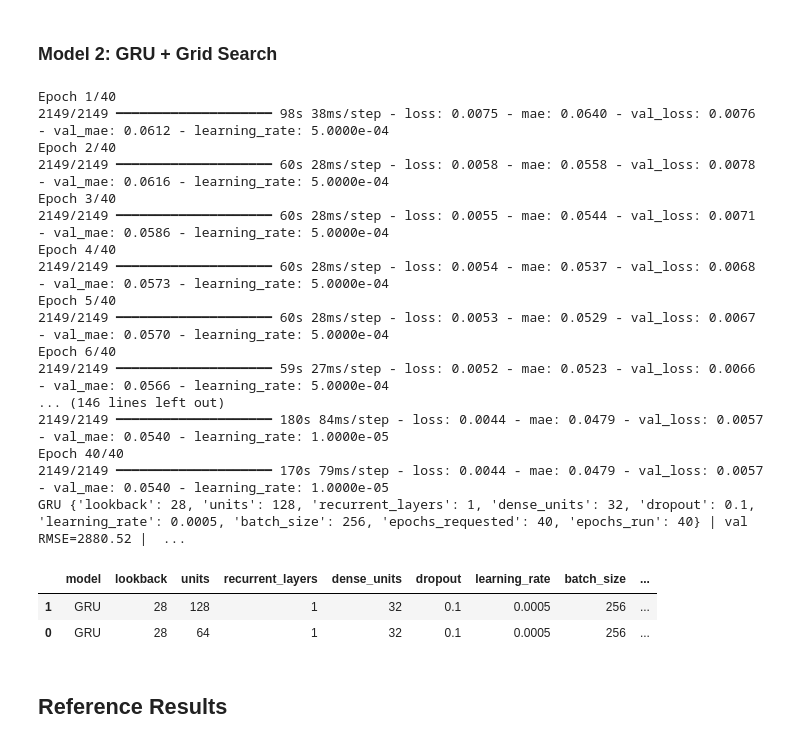
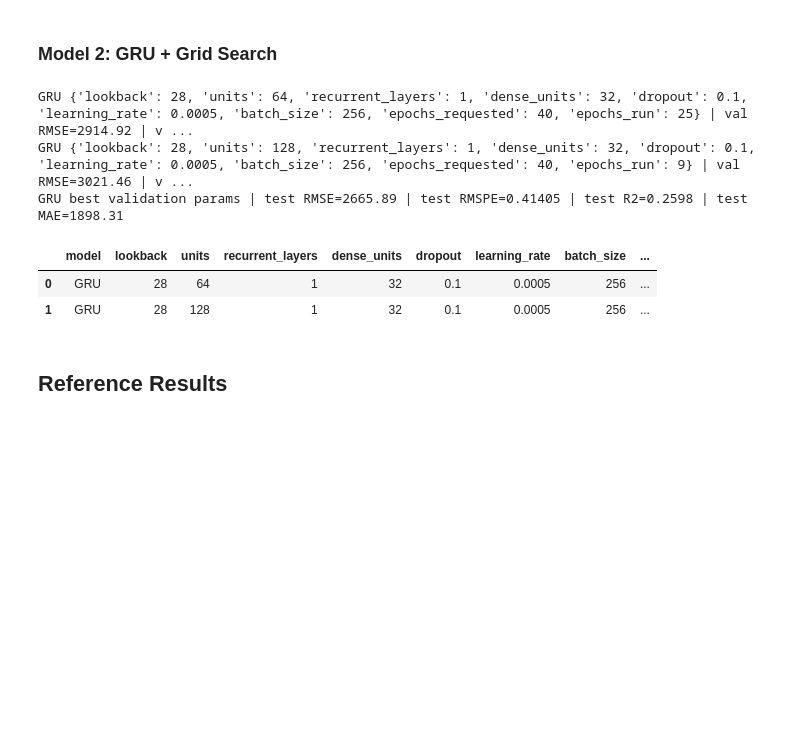
Before and after one commit to wahyuramadhandotcom/A-Hybrid-forecasting-model, a Jupyter notebook: notebooks/qureshi_rossmann_daily.ipynb, the cells around one changed output. Cells and saved outputs as stored; diff of their text form; code cells hidden in the pictures; blank space fills up the shorter version.

```diff
--- a/notebooks/qureshi_rossmann_daily.ipynb
+++ b/notebooks/qureshi_rossmann_daily.ipynb
@@ -352,11 +476,15 @@ def score_model(model, X, y_scaled, batch_size=DEFAULT_BATCH_SIZE):
 
     y_true = inverse_sales(y_scaled)
     y_pred = inverse_sales(pred_scaled)
-    rmse = np.sqrt(mean_squared_error(y_true, y_pred))
+    mse = mean_squared_error(y_true, y_pred)
+    rmse = np.sqrt(mse)
+    safe_y_true = np.where(y_true == 0, 1e-6, y_true)
+    rmspe = np.sqrt(np.mean(((y_true - y_pred) / safe_y_true) ** 2))
+    r2 = r2_score(y_true, y_pred)
     mae = mean_absolute_error(y_true, y_pred)
-    return {"rmse": float(rmse), "mae": float(mae)}, y_true, y_pred
+    return {"rmse": float(rmse), "mse": float(mse), "rmspe": float(rmspe), "r2": float(r2), "mae": float(mae)}, y_true, y_pred
 
-def run_grid_search(kind, grid, train_df, test_df, feature_cols):
+def run_grid_search(kind, grid, train_df, feature_cols):
     rows = []
     best = None
 
@@ -364,7 +492,6 @@ def run_grid_search(kind, grid, train_df, test_df, feature_cols):
         grid["lookback"], grid["units"], grid["recurrent_layers"], grid["dense_units"], grid["dropout"], grid["learning_rate"], grid["batch_size"], grid["epochs"]
     ):
         X_train_l, y_train_l, meta_train_l = make_store_sequences(train_df, feature_cols, lookback=lookback)
-        X_test_l, y_test_l, meta_test_l = make_store_sequences(test_df, feature_cols, lookback=lookback)
 
         train_dates = np.array(sorted(meta_train_l["Date"].unique()))
         val_split_date = train_dates[int(len(train_dates) * 0.85)]
@@ -438,7 +565,6 @@ def run_grid_search(kind, grid, train_df, test_df, feature_cols):
             model.load_state_dict(best_model_state)
 
         val_metrics, _, _ = score_model(model, X_val, y_val, batch_size=batch_size)
-        test_metrics, y_true, y_pred = score_model(model, X_test_l, y_test_l, batch_size=batch_size)
 
         params = {
             "lookback": lookback,
@@ -451,15 +577,38 @@ def run_grid_search(kind, grid, train_df, test_df, feature_cols):
             "epochs_requested": epochs,
             "epochs_run": epochs_run,
         }
-        row = {"model": kind, **params, "val_rmse": val_metrics["rmse"], "val_mae": val_metrics["mae"], "test_rmse": test_metrics["rmse"], "test_mae": test_metrics["mae"]}
+        row = {
+            "model": kind,
+            **params,
+            "val_rmse": val_metrics["rmse"],
+            "val_mse": val_metrics["mse"],
+            "val_rmspe": val_metrics["rmspe"],
+            "val_r2": val_metrics["r2"],
+            "val_mae": val_metrics["mae"],
+        }
         rows.append(row)
 
         if best is None or row["val_rmse"] < best["row"]["val_rmse"]:
-            best = {"row": row, "model": model, "y_true": y_true, "y_pred": y_pred, "meta": meta_test_l}
+            best = {"row": row, "model": model}
 
-        print(f"{kind} {params} | val RMSE={val_metrics['rmse']:.2f} | test RMSE={test_metrics['rmse']:.2f} | test MAE={test_metrics['mae']:.2f}")
+        print(f"{kind} {params} | val RMSE={val_metrics['rmse']:.2f} | val RMSPE={val_metrics['rmspe']:.5f} | val R2={val_metrics['r2']:.4f} | val MAE={val_metrics['mae']:.2f}")
 
     return pd.DataFrame(rows).sort_values("val_rmse"), best
+
+def evaluate_best_on_test(best, test_df, feature_cols, scorer=score_model):
+    row = best["row"]
+    X_test_l, y_test_l, meta_test_l = make_store_sequences(test_df, feature_cols, lookback=row["lookback"])
+    test_metrics, y_true, y_pred = scorer(best["model"], X_test_l, y_test_l, batch_size=row["batch_size"])
+    row.update({
+        "test_rmse": test_metrics["rmse"],
+        "test_mse": test_metrics["mse"],
+        "test_rmspe": test_metrics["rmspe"],
+        "test_r2": test_metrics["r2"],
+        "test_mae": test_metrics["mae"],
+    })
+    best.update({"y_true": y_true, "y_pred": y_pred, "meta": meta_test_l})
+    print(f"{row['model']} best validation params | test RMSE={test_metrics['rmse']:.2f} | test RMSPE={test_metrics['rmspe']:.5f} | test R2={test_metrics['r2']:.4f} | test MAE={test_metrics['mae']:.2f}")
+    return best
 # %% [markdown]
 ### Model 1: LSTM + Grid Search
 # %%
@@ -494,29 +630,16 @@ LSTM {'lookback': 28, 'units': 128, 'recurrent_layers': 1, 'dense_units': 32, 'd
 # %% [markdown]
 ### Model 2: GRU + Grid Search
 # %%
-gru_results, gru_best = run_grid_search("GRU", GRID, train_df, test_df, feature_cols)
+gru_results, gru_best = run_grid_search("GRU", GRID, train_df, feature_cols)
+gru_best = evaluate_best_on_test(gru_best, test_df, feature_cols)
 gru_results
 # %% [output]
-Epoch 1/40
-2149/2149 ━━━━━━━━━━━━━━━━━━━━ 98s 38ms/step - loss: 0.0075 - mae: 0.0640 - val_loss: 0.0076 - val_mae: 0.0612 - learning_rate: 5.0000e-04
-Epoch 2/40
-2149/2149 ━━━━━━━━━━━━━━━━━━━━ 60s 28ms/step - loss: 0.0058 - mae: 0.0558 - val_loss: 0.0078 - val_mae: 0.0616 - learning_rate: 5.0000e-04
-Epoch 3/40
-2149/2149 ━━━━━━━━━━━━━━━━━━━━ 60s 28ms/step - loss: 0.0055 - mae: 0.0544 - val_loss: 0.0071 - val_mae: 0.0586 - learning_rate: 5.0000e-04
-Epoch 4/40
-2149/2149 ━━━━━━━━━━━━━━━━━━━━ 60s 28ms/step - loss: 0.0054 - mae: 0.0537 - val_loss: 0.0068 - val_mae: 0.0573 - learning_rate: 5.0000e-04
-Epoch 5/40
-2149/2149 ━━━━━━━━━━━━━━━━━━━━ 60s 28ms/step - loss: 0.0053 - mae: 0.0529 - val_loss: 0.0067 - val_mae: 0.0570 - learning_rate: 5.0000e-04
-Epoch 6/40
-2149/2149 ━━━━━━━━━━━━━━━━━━━━ 59s 27ms/step - loss: 0.0052 - mae: 0.0523 - val_loss: 0.0066 - val_mae: 0.0566 - learning_rate: 5.0000e-04
-... (146 lines left out)
-2149/2149 ━━━━━━━━━━━━━━━━━━━━ 180s 84ms/step - loss: 0.0044 - mae: 0.0479 - val_loss: 0.0057 - val_mae: 0.0540 - learning_rate: 1.0000e-05
-Epoch 40/40
-2149/2149 ━━━━━━━━━━━━━━━━━━━━ 170s 79ms/step - loss: 0.0044 - mae: 0.0479 - val_loss: 0.0057 - val_mae: 0.0540 - learning_rate: 1.0000e-05
-GRU {'lookback': 28, 'units': 128, 'recurrent_layers': 1, 'dense_units': 32, 'dropout': 0.1, 'learning_rate': 0.0005, 'batch_size': 256, 'epochs_requested': 40, 'epochs_run': 40} | val RMSE=2880.52 |  ...
+GRU {'lookback': 28, 'units': 64, 'recurrent_layers': 1, 'dense_units': 32, 'dropout': 0.1, 'learning_rate': 0.0005, 'batch_size': 256, 'epochs_requested': 40, 'epochs_run': 25} | val RMSE=2914.92 | v ...
+GRU {'lookback': 28, 'units': 128, 'recurrent_layers': 1, 'dense_units': 32, 'dropout': 0.1, 'learning_rate': 0.0005, 'batch_size': 256, 'epochs_requested': 40, 'epochs_run': 9} | val RMSE=3021.46 | v ...
+GRU best validation params | test RMSE=2665.89 | test RMSPE=0.41405 | test R2=0.2598 | test MAE=1898.31
 |  | model | lookback | units | recurrent_layers | dense_units | dropout | learning_rate | batch_size | ... |
+| 0 | GRU | 28 | 64 | 1 | 32 | 0.1 | 0.0005 | 256 | ... |
 | 1 | GRU | 28 | 128 | 1 | 32 | 0.1 | 0.0005 | 256 | ... |
-| 0 | GRU | 28 | 64 | 1 | 32 | 0.1 | 0.0005 | 256 | ... |
 # %% [markdown]
 ## Reference Results
 # %% [markdown]
```
Also changed, not shown: parts of 15 cells of this notebook, 7 other files.
